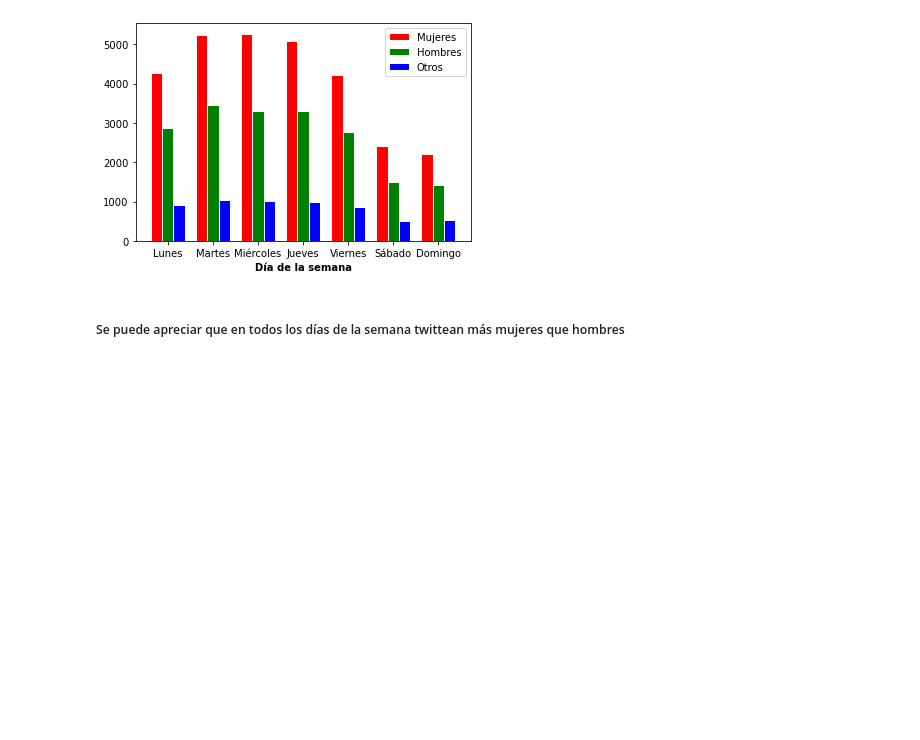
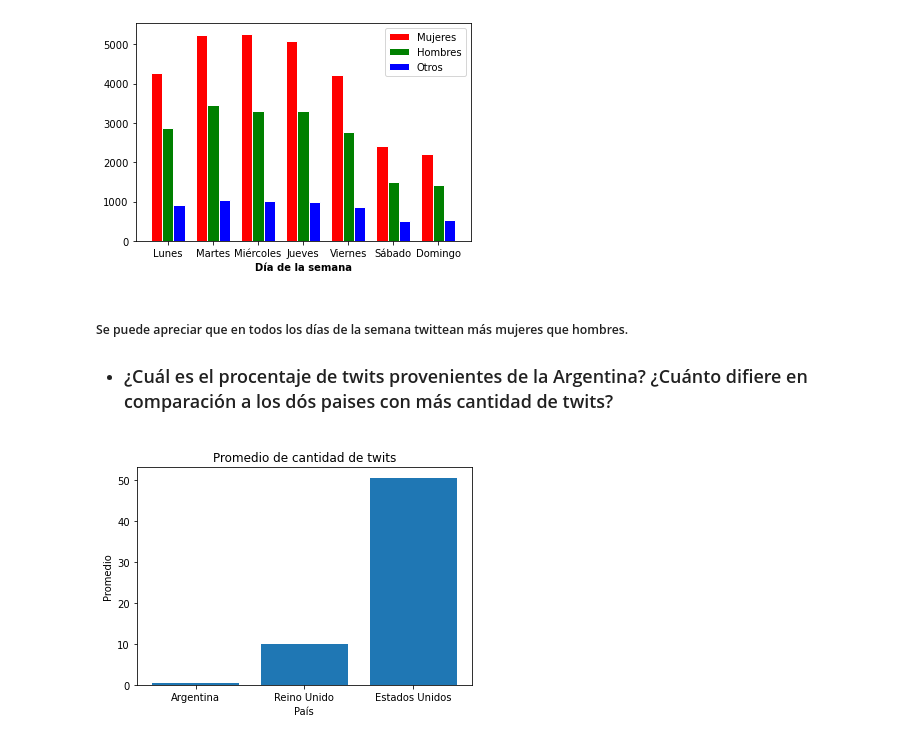
Before and after one commit to sofiaPalavecino/Sofia-Palavecino, a Jupyter notebook: 2608/notebooks/notebook.ipynb, the cells around one changed output. Drawn from its saved outputs; the diff is of its cells as text; code cells hidden in the pictures; blank space fills up the shorter version.

```diff
--- a/2608/notebooks/notebook.ipynb
+++ b/2608/notebooks/notebook.ipynb
@@ -101,4 +101,26 @@ plt.show()
 # %% [output]
 [figure]
 # %% [markdown]
-##### Se puede apreciar que en todos los días de la semana twittean más mujeres que hombres
+##### Se puede apreciar que en todos los días de la semana twittean más mujeres que hombres.
+
+- ### ¿Cuál es el procentaje de twits provenientes de la Argentina? ¿Cuánto difiere en comparación a los dós paises con más cantidad de twits?
+# %%
+localidadesArgentina=localidades["LocationID"][localidades["Country"]=="Argentina"].tolist()
+localidadesEu=localidades["LocationID"][localidades["Country"]=="United States"].tolist()
+localidadesUk=localidades["LocationID"][localidades["Country"]=="United Kingdom"].tolist()
+
+twitsArgentina=twits[twits[" LocationID"].isin(localidadesArgentina)]
+twitsEu=twits[twits[" LocationID"].isin(localidadesEu)]
+twitsUk=twits[twits[" LocationID"].isin(localidadesUk)]
+
+porcentajes=[len(twitsArgentina)*100/len(twits),len(twitsUk)*100/len(twits),len(twitsEu)*100/len(twits)]
+
+x=["Argentina","Reino Unido","Estados Unidos"]
+
+plt.bar(x,porcentajes)
+plt.title('Promedio de cantidad de twits')
+plt.xlabel('País')
+plt.ylabel('Promedio')
+plt.show()
+# %% [output]
+[figure, added]
```
